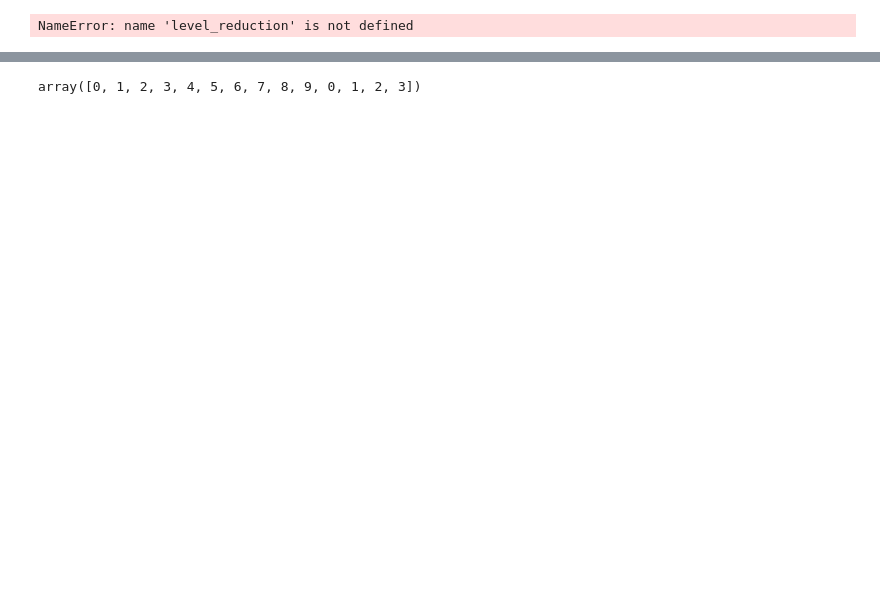
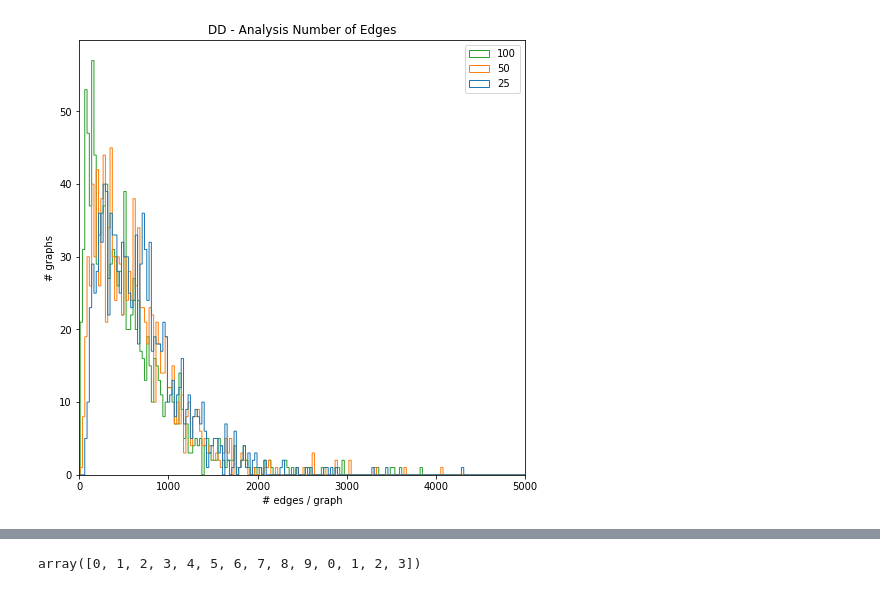
Before and after one commit to CheshireCat12/graph-matching-gnn-reduction, a Jupyter notebook: graph_analysis/notebooks/analysis_stats.ipynb, the cells around one changed output, grey strips where cells are left out. Saved outputs shown, nothing was run; the diff lists cells and outputs as text; code cells hidden in the pictures; blank space fills up the shorter version.

```diff
--- a/graph_analysis/notebooks/analysis_stats.ipynb
+++ b/graph_analysis/notebooks/analysis_stats.ipynb
@@ -7 +63,41 @@ from os.path import join
+# %%
+def plot_bar(stats, prop, title, filename, xlabel='--'):
+
+    n_plots = len(stats)
+    fig, ax = plt.subplots(1, 1, sharey=True, sharex=True, figsize=(8, 8))
+    vals = []
+    keys = []
+    for key, stat_lvl in stats.items():
+        values = stat_lvl[prop]
+        vals.append(values)
+        keys.append(key)
+
+
+
+    ax.hist(vals,
+            bins=len(vals[0])//2, # range(max(values)//2))
+            histtype='step',
+            # alpha=0.6,
+           )
+    ax.legend(keys)
+
+    ax.set(
+        title=f'{title}',
+        xlabel=xlabel,
+        ylabel='# graphs'
+    )
+    # ax.autoscale(tight=True)
+    plt.xlim(-5, 5000)
+    # plt.ylim(0, 60)
+    # plt.show()
+    plt.savefig(filename)
+
+
+plot_bar(graph_stats,
+         prop='n_edges',
+         title=f'{dataset_name.upper()} - Analysis Number of Edges',
+         filename=join(folder, f'n_edges_{"test" if is_test else "train"}_graphs.png'),
+         xlabel='# edges / graph')
+# %% [output]
+[figure, added]
 # %%
@@ -36,25 +114 @@ def print_statistics(values, name):
-# %%
-resume = f'-- statistics - {level_reduction} --\n'
-resume += print_statistics(graph_stats['n_connected_components'],
-                 'num connected components')
-resume += print_statistics(graph_stats['n_isolated_nodes'],
-                 'num isolated nodes')
-# resume += print_statistics(graph_stats['n_nodes'],
-#                  'num nodes')
-resume += print_statistics(graph_stats['n_edges'],
-                 'num edges')
-resume += print_statistics(np.array(graph_stats['n_edges']) / np.array(graph_stats['n_nodes']),
-                           'edge density')
-resume += print_statistics(graph_stats['mean_degrees'],
-                 'mean degree')
-resume += print_statistics(graph_stats['max_degrees'],
-                 'max degrees')
-
-filename = join(folder,
-               f'resume_stats_seed_{seed}_lvl_{level_reduction}.txt')
-with open(filename, 'w') as output:
-    output.write(resume)
-print(resume)
-# %% [output]
-NameError: name 'level_reduction' is not defined
 # %%
```
Also changed, not shown: parts of 10 cells of this notebook, 4 other files.
